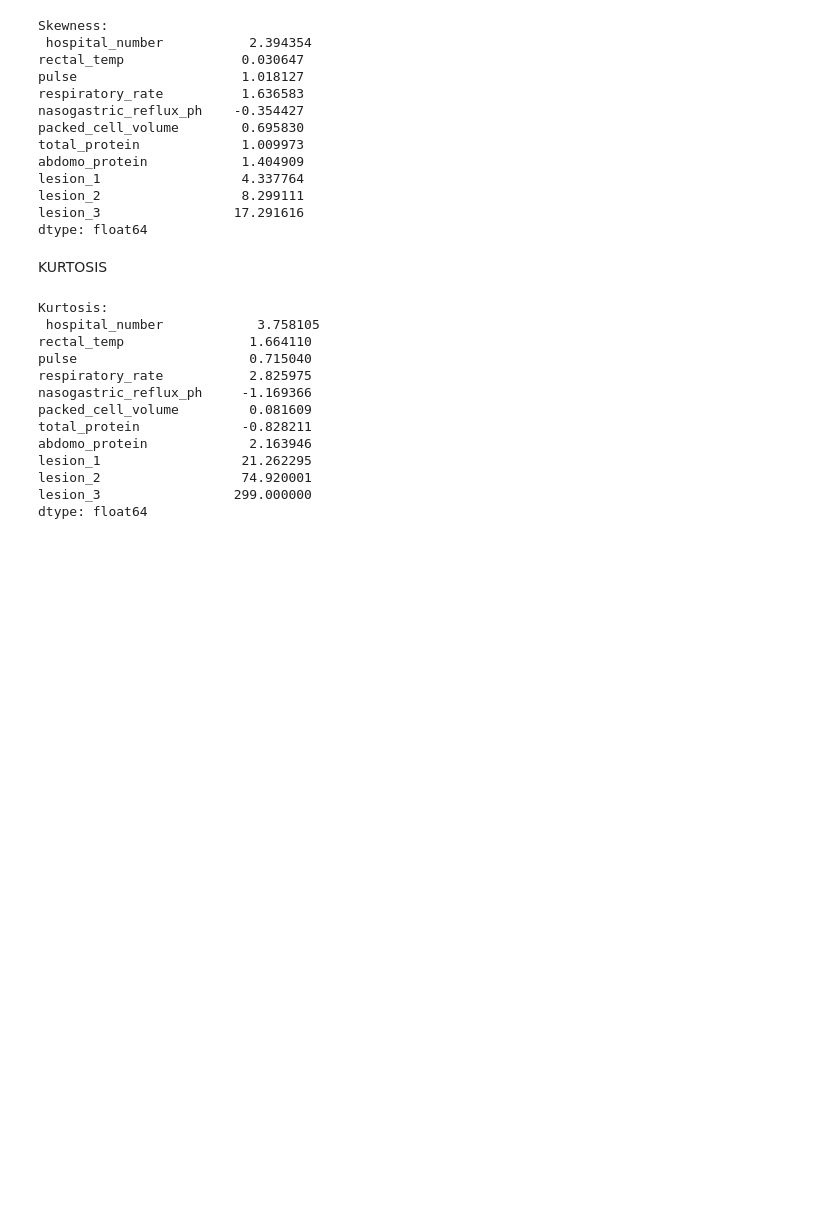
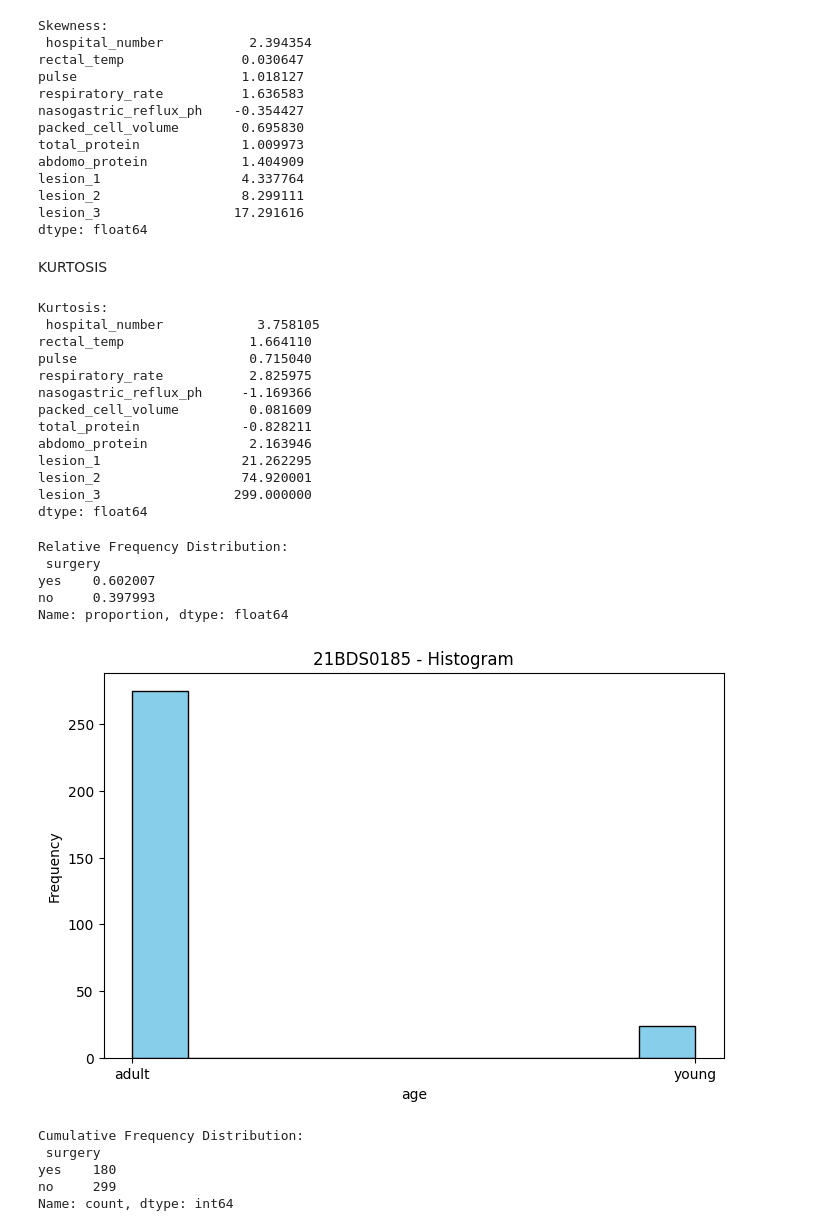
Before and after one commit to namandm/-EDA-21BDS0185, a Jupyter notebook: 21BDS0185.ipynb, the cells around one changed output. Saved outputs shown, nothing was run; the diff lists cells and outputs as text; code cells hidden in the pictures; blank space fills up the shorter version.

```diff
--- a/21BDS0185.ipynb
+++ b/21BDS0185.ipynb
@@ -511,3 +521,34 @@ lesion_1                  21.262295
 lesion_2                  74.920001
 lesion_3                 299.000000
 dtype: float64
+# %%
+# Relative Frequency Distribution
+rel_freq_dist = df[categorical_col].value_counts(normalize=True)
+print("\nRelative Frequency Distribution:\n", rel_freq_dist)
+# %% [output]
+Relative Frequency Distribution:
+ surgery
+yes    0.602007
+no     0.397993
+Name: proportion, dtype: float64
+# %%
+# Histogram
+numerical_col = 'age'
+plt.figure(figsize=(8,5))
+plt.hist(df[numerical_col].dropna(), bins=10, color='skyblue', edgecolor='black')
+plt.title('21BDS0185 - Histogram')
+plt.xlabel(numerical_col)
+plt.ylabel('Frequency')
+plt.show()
+# %% [output]
+[figure, added]
+# %%
+# Cumulative Frequency Distribution
+cum_freq_dist = freq_dist.cumsum()
+print("\nCumulative Frequency Distribution:\n", cum_freq_dist)
+# %% [output]
+Cumulative Frequency Distribution:
+ surgery
+yes    180
+no     299
+Name: count, dtype: int64
```
Also changed, not shown: parts of 11 cells of this notebook.
